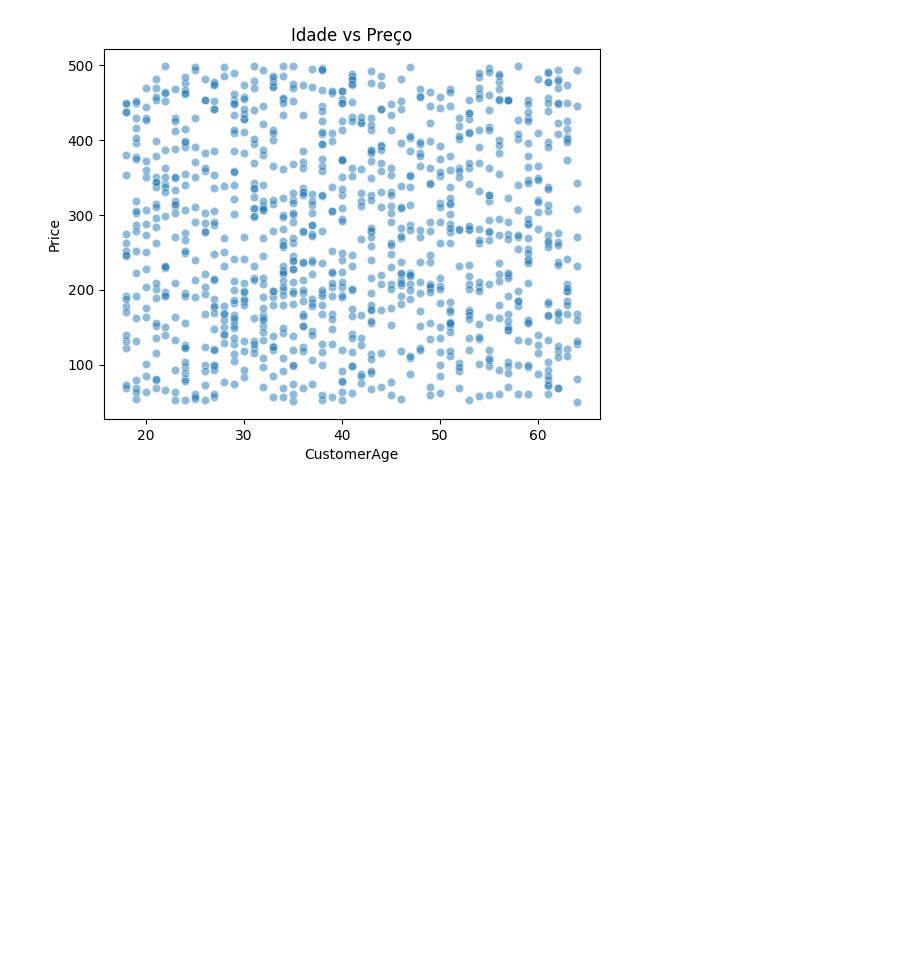
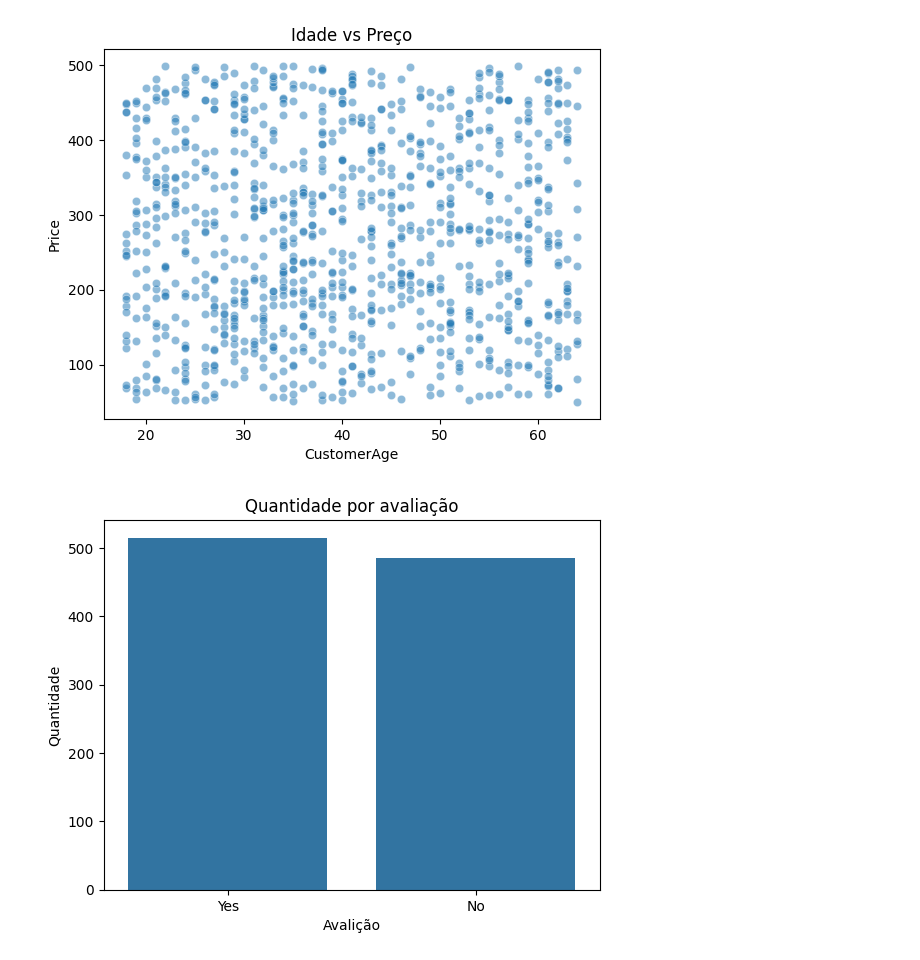
Before and after one commit to danilooxz/TrabalhoAnaliseDados, a Jupyter notebook: trabalho.ipynb, the cells around one changed output. Cells and saved outputs as stored; diff of their text form; code cells hidden in the pictures; blank space fills up the shorter version.

```diff
--- a/trabalho.ipynb
+++ b/trabalho.ipynb
@@ -146,3 +146,13 @@ plt.title('Idade vs Preço')
 plt.show()
 # %% [output]
 [figure]
+# %%
+sns.countplot(x='Promotion', data=df_clean)
+
+plt.title('Quantidade por avaliação')
+plt.ylabel('Quantidade')
+plt.xlabel('Avalição')
+
+plt.show()
+# %% [output]
+[figure, added]
```
Also changed, not shown: parts of 2 cells of this notebook.
